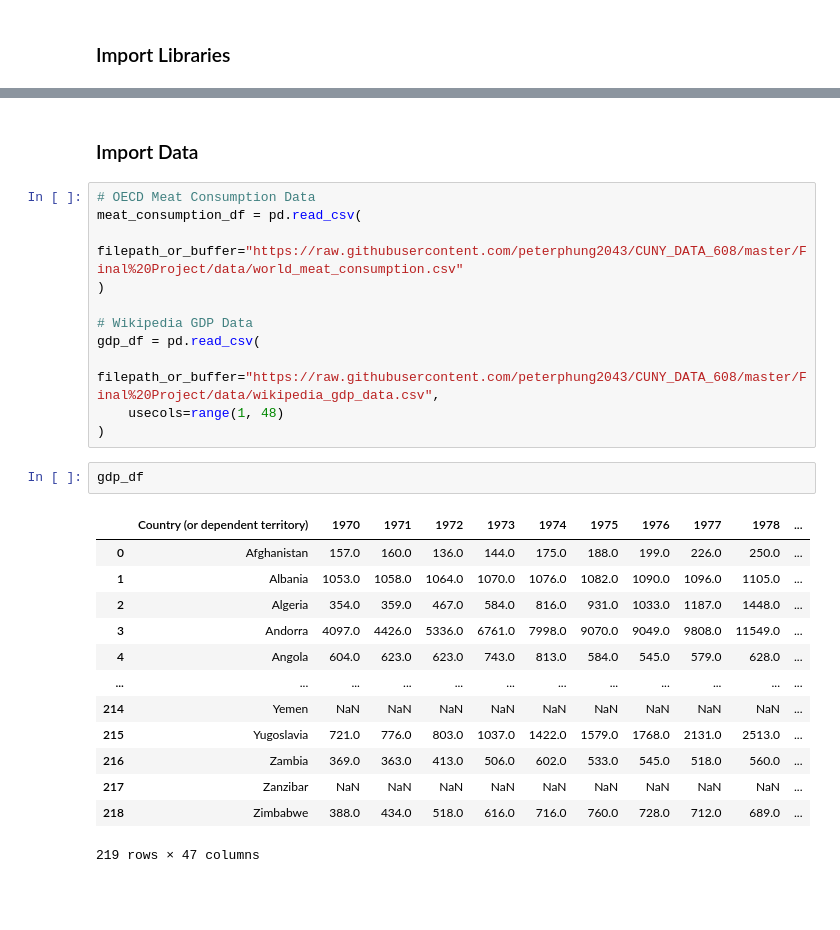
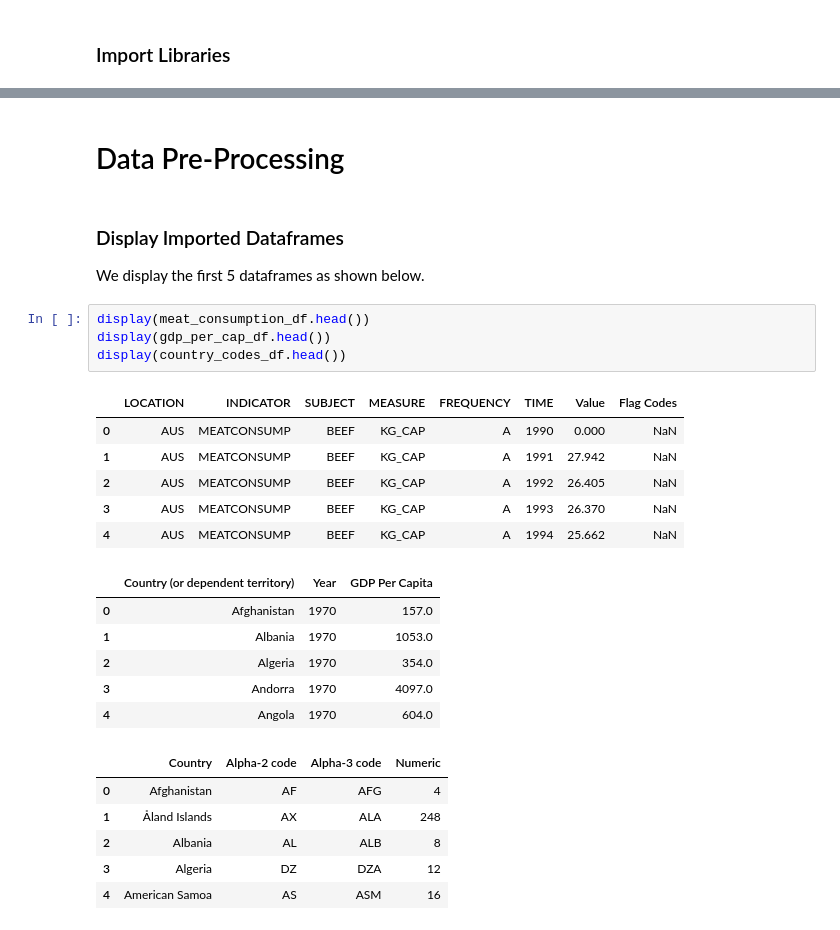
Before and after one commit to peterphung2043/CUNY_DATA_608, a Jupyter notebook: Final Project/Meat Consumption Exploration.ipynb, the cells around one changed output, grey strips where cells are left out. Saved outputs shown, nothing was run; the diff lists cells and outputs as text; blank space fills up the shorter version.

```diff
--- a/Final Project/Meat Consumption Exploration.ipynb
+++ b/Final Project/Meat Consumption Exploration.ipynb
@@ -13,29 +45,29 @@ import pandas as pd
 # %% [markdown]
-### Import Data
+# Data Pre-Processing
-# %%
-# OECD Meat Consumption Data
-meat_consumption_df = pd.read_csv(
-    filepath_or_buffer="https://raw.githubusercontent.com/peterphung2043/CUNY_DATA_608/master/Final%20Project/data/world_meat_consumption.csv"
-)
-
-# Wikipedia GDP Data
-gdp_df = pd.read_csv(
-    filepath_or_buffer="https://raw.githubusercontent.com/peterphung2043/CUNY_DATA_608/master/Final%20Project/data/wikipedia_gdp_data.csv",
-    usecols=range(1, 48)
-)
-# %%
-gdp_df
-# %% [output]
-|  | Country (or dependent territory) | 1970 | 1971 | 1972 | 1973 | 1974 | 1975 | 1976 | 1977 | 1978 | ... |
-| 0 | Afghanistan | 157.0 | 160.0 | 136.0 | 144.0 | 175.0 | 188.0 | 199.0 | 226.0 | 250.0 | ... |
-| 1 | Albania | 1053.0 | 1058.0 | 1064.0 | 1070.0 | 1076.0 | 1082.0 | 1090.0 | 1096.0 | 1105.0 | ... |
-| 2 | Algeria | 354.0 | 359.0 | 467.0 | 584.0 | 816.0 | 931.0 | 1033.0 | 1187.0 | 1448.0 | ... |
-| 3 | Andorra | 4097.0 | 4426.0 | 5336.0 | 6761.0 | 7998.0 | 9070.0 | 9049.0 | 9808.0 | 11549.0 | ... |
-| 4 | Angola | 604.0 | 623.0 | 623.0 | 743.0 | 813.0 | 584.0 | 545.0 | 579.0 | 628.0 | ... |
-| ... | ... | ... | ... | ... | ... | ... | ... | ... | ... | ... | ... |
-| 214 | Yemen | NaN | NaN | NaN | NaN | NaN | NaN | NaN | NaN | NaN | ... |
-| 215 | Yugoslavia | 721.0 | 776.0 | 803.0 | 1037.0 | 1422.0 | 1579.0 | 1768.0 | 2131.0 | 2513.0 | ... |
-| 216 | Zambia | 369.0 | 363.0 | 413.0 | 506.0 | 602.0 | 533.0 | 545.0 | 518.0 | 560.0 | ... |
-| 217 | Zanzibar | NaN | NaN | NaN | NaN | NaN | NaN | NaN | NaN | NaN | ... |
-| 218 | Zimbabwe | 388.0 | 434.0 | 518.0 | 616.0 | 716.0 | 760.0 | 728.0 | 712.0 | 689.0 | ... |
-219 rows × 47 columns
+# %% [markdown]
+### Display Imported Dataframes
+
+We display the first 5 dataframes as shown below.
+# %%
+display(meat_consumption_df.head())
+display(gdp_per_cap_df.head())
+display(country_codes_df.head())
+# %% [output]
+|  | LOCATION | INDICATOR | SUBJECT | MEASURE | FREQUENCY | TIME | Value | Flag Codes |
+| 0 | AUS | MEATCONSUMP | BEEF | KG_CAP | A | 1990 | 0.000 | NaN |
+| 1 | AUS | MEATCONSUMP | BEEF | KG_CAP | A | 1991 | 27.942 | NaN |
+| 2 | AUS | MEATCONSUMP | BEEF | KG_CAP | A | 1992 | 26.405 | NaN |
+| 3 | AUS | MEATCONSUMP | BEEF | KG_CAP | A | 1993 | 26.370 | NaN |
+| 4 | AUS | MEATCONSUMP | BEEF | KG_CAP | A | 1994 | 25.662 | NaN |
+|  | Country (or dependent territory) | Year | GDP Per Capita |
+| 0 | Afghanistan | 1970 | 157.0 |
+| 1 | Albania | 1970 | 1053.0 |
+| 2 | Algeria | 1970 | 354.0 |
+| 3 | Andorra | 1970 | 4097.0 |
+| 4 | Angola | 1970 | 604.0 |
+|  | Country | Alpha-2 code | Alpha-3 code | Numeric |
+| 0 | Afghanistan | AF | AFG | 4 |
+| 1 | Åland Islands | AX | ALA | 248 |
+| 2 | Albania | AL | ALB | 8 |
+| 3 | Algeria | DZ | DZA | 12 |
+| 4 | American Samoa | AS | ASM | 16 |
```
Also changed, not shown: parts of 18 cells of this notebook, 3 other files.
